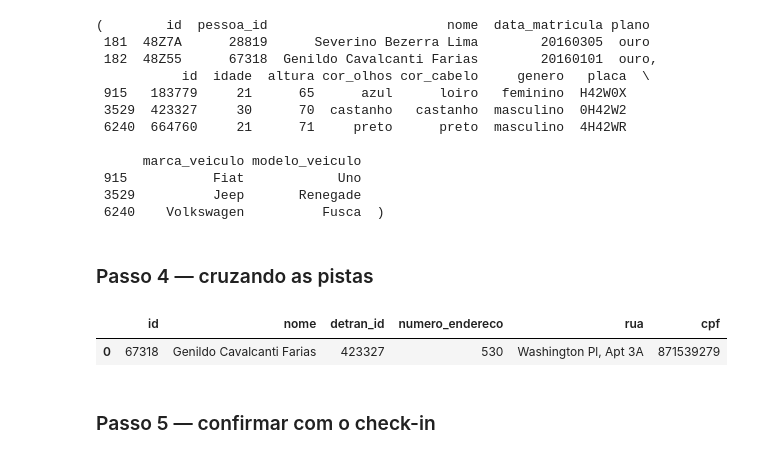
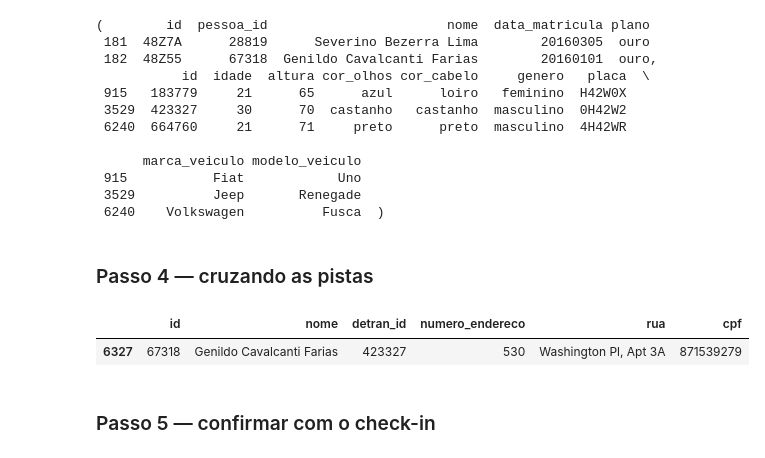
Before and after one commit to sofiaomarques/data-lakehouse-101, a Jupyter notebook: jupyter/notebooks/investigacao.ipynb, the cells around one changed output. Drawn from its saved outputs; the diff is of its cells as text; code cells hidden in the pictures.

```diff
--- a/jupyter/notebooks/investigacao.ipynb
+++ b/jupyter/notebooks/investigacao.ipynb
@@ -276,14 +277,14 @@ pista_academia, pista_veiculo
 ### Passo 4 — cruzando as pistas
 # %%
 # Cruzando as duas pistas: quem aparece nas duas ao mesmo tempo (mesma pessoa)?
-pessoa_via_academia = pessoa[pessoa["id"].isin(pista_academia["pessoa_id"])]
-pessoa_via_veiculo = pessoa[pessoa["detran_id"].isin(pista_veiculo["id"])]
-
-suspeito = pessoa_via_academia.merge(pessoa_via_veiculo, how="inner")
+suspeito = pessoa[
+    pessoa["id"].isin(pista_academia["pessoa_id"])
+    & pessoa["detran_id"].isin(pista_veiculo["id"])
+]
 suspeito
 # %% [output]
 |  | id | nome | detran_id | numero_endereco | rua | cpf |
-| 0 | 67318 | Genildo Cavalcanti Farias | 423327 | 530 | Washington Pl, Apt 3A | 871539279 |
+| 6327 | 67318 | Genildo Cavalcanti Farias | 423327 | 530 | Washington Pl, Apt 3A | 871539279 |
 # %% [markdown]
 ### Passo 5 — confirmar com o check-in
 # %%
```
Also changed, not shown: parts of 2 cells of this notebook.
